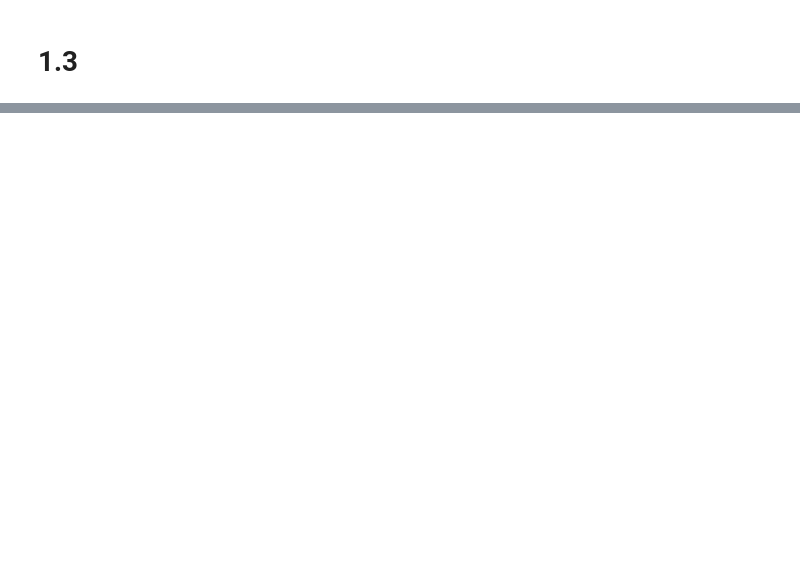
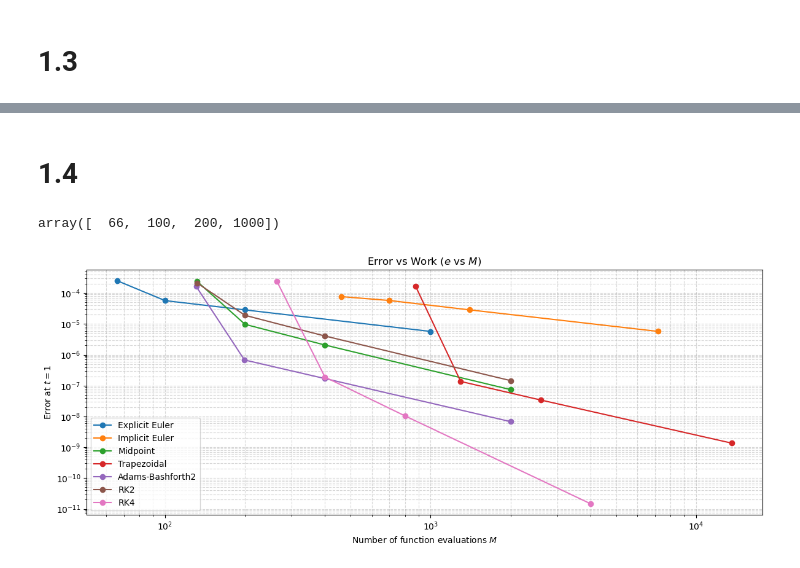
Before and after one commit to rx9933/COE-347, a Jupyter notebook: HW02/problem1.ipynb, the cells around one changed output, grey strips where cells are left out. Cells and saved outputs as stored; diff of their text form; code cells hidden in the pictures; blank space fills up the shorter version.

```diff
--- a/HW02/problem1.ipynb
+++ b/HW02/problem1.ipynb
@@ -28,6 +28,7 @@ def f(x, y):
 y0 = 0
 x_range = [0, 1]
 step_sizes = [0.015, 0.01, 0.005, 0.001]
+step_sizes_large = step_sizes#  np.logspace(np.log10(.015), np.log10(.001), 30)
 h_static = 0.01
 
 # Get exact solution
@@ -155,17 +156,16 @@ def create_convergence_plot():
 
         x_num, y_num, error, evals = zip(
             *[compute_solution_error(method_func, h, return_evals=True)
-            for h in step_sizes]
+            for h in step_sizes_large]
         )
 
         # optional: convert to numpy arrays
-        x_num  = np.array(x_num) # across step sizes specific method
-        y_num  = np.array(y_num)
+
         errors  = np.array(error)
         evals  = np.array(evals)
 
         # errors = [compute_solution_error(method_func, h)[2] for h in step_sizes]
-        x_vals = 1 / np.array(step_sizes[::-1])
+        x_vals = 1 / np.array(step_sizes_large[::-1])
         y_vals = errors[::-1]
         plot_data[method_name] = (x_vals, y_vals)
         all_data[method_name] = (x_num, y_num, errors, evals)
@@ -279,0 +282,28 @@ for method, (inv_h, errors) in plot_data.items():
+# %% [markdown]
+# 1.4
+# %%
+all_data['Explicit Euler'][3] # x_num, y_num, errors, evals)
+# %% [output]
+array([  66,  100,  200, 1000])
+# %%
+plt.figure(figsize=(12, 5))
+
+for method in all_data.keys():
+    M_vals = all_data[method][3]
+    e_vals = all_data[method][2]
+
+
+    M_vals = np.array(M_vals, dtype=float)
+    e_vals = np.array(e_vals, dtype=float)
+
+    plt.loglog(M_vals, e_vals, marker='o', label=method)
+
+plt.xlabel(r'Number of function evaluations $M$')
+plt.ylabel(r'Error at $t = 1$')
+plt.title(r'Error vs Work ($e$ vs $M$)')
+plt.legend()
+plt.grid(True, which="both", ls="--", alpha=0.5)
+plt.tight_layout()
+plt.show()
+# %% [output]
+[figure, added]
```
Also changed, not shown: parts of 3 cells of this notebook, 1 other file.
